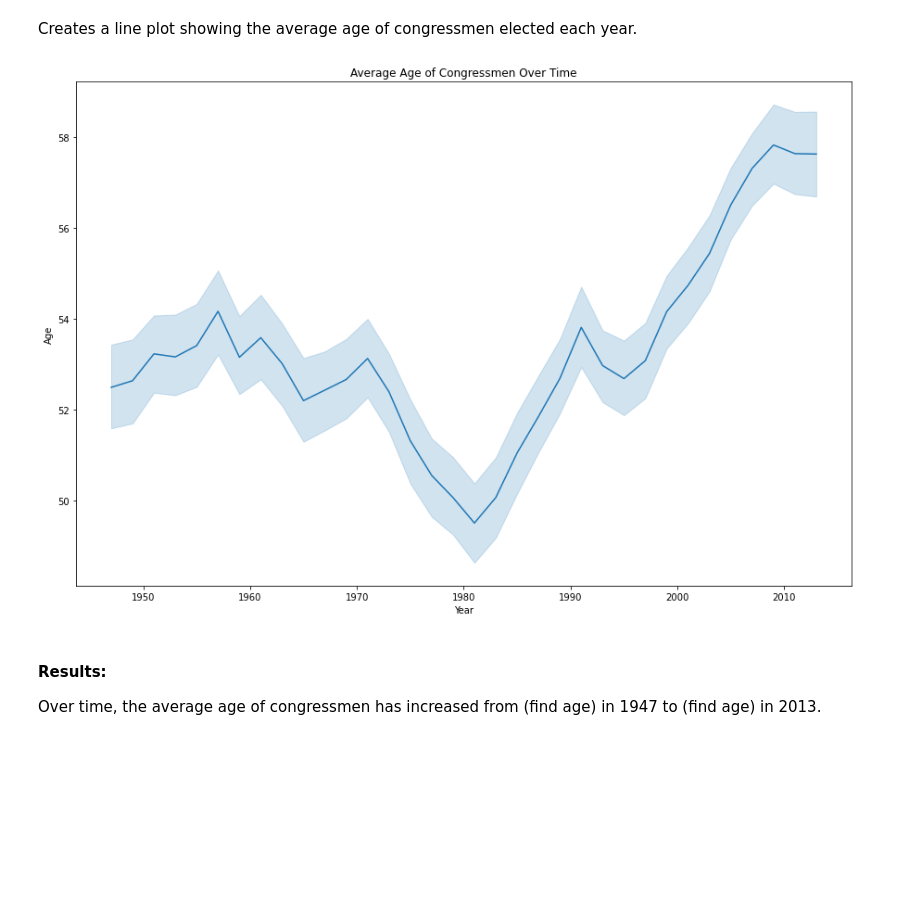
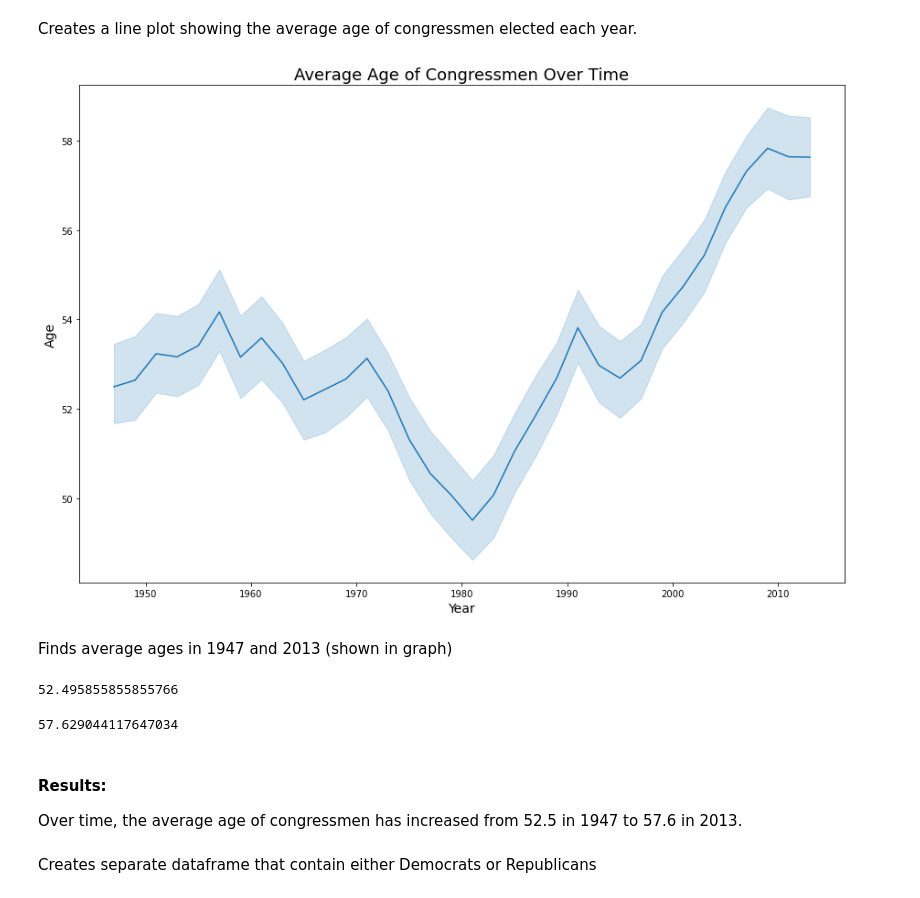
Before and after one commit to nathalieforsythe/DataScience2021F, a Jupyter notebook: Unit3/Project3B/project3b.ipynb, the cells around one changed output. Cells and saved outputs as stored; diff of their text form; code cells hidden in the pictures; blank space fills up the shorter version.

```diff
--- a/Unit3/Project3B/project3b.ipynb
+++ b/Unit3/Project3B/project3b.ipynb
@@ -26,4 +26,4 @@ congress
 # %% [markdown]
 Creates new column that contains only the year of each term start
 # %%
-congress.year_term_start = [d.year for d in congress.termstart]
+congress['year_term_start'] = [d.year for d in congress.termstart]
@@ -30,2 +32,6 @@ congress.year_term_start = [d.year for d in congress.termstart]
+# %%
+congress.incumbent = congress.incumbent.replace(['Yes'], 1)
+congress.incumbent = congress.incumbent.replace(['No'], 0)
+congress.incumbent = congress.incumbent.astype(bool)
 # %% [markdown]
 ## Which party elects older politicians?
@@ -94,18 +58,26 @@ Overall, neither party tends to elect more of a certain age group - the only def
 Creates a line plot showing the average age of congressmen elected each year.
 # %%
 plt.figure(figsize = (15,10))
-plt.title('Average Age of Congressmen Over Time')
-plt.xlabel('Year')
-plt.ylabel('Age')
-# y-axis range: 0-58
+plt.title('Average Age of Congressmen Over Time', fontsize = 18)
+plt.xlabel('Year', fontsize = 14)
+plt.ylabel('Age', fontsize = 14)
 
 sns.lineplot(x = congress.year_term_start, y = congress.age)
-# sns.lineplot(data = dem['age'], label = 'Democrats')
-# sns.lineplot(data = rep['age'], label = 'Republicans')
-
 plt.show()
 # %% [output]
-[figure, old version]
+[figure, new version]
+# %% [markdown]
+Finds average ages in 1947 and 2013 (shown in graph)
+# %%
+congress.loc[congress.congress == 80].age.mean()
+# %% [output]
+52.495855855855766
+# %%
+congress.loc[congress.congress == 113].age.mean()
+# %% [output]
+57.629044117647034
 # %% [markdown]
 #### Results:
-Over time, the average age of congressmen has increased from (find age) in 1947 to (find age) in 2013.
+Over time, the average age of congressmen has increased from 52.5 in 1947 to 57.6 in 2013.
+# %% [markdown]
+Creates separate dataframe that contain either Democrats or Republicans
```
Also changed, not shown: parts of 26 cells of this notebook, 1 other file.
